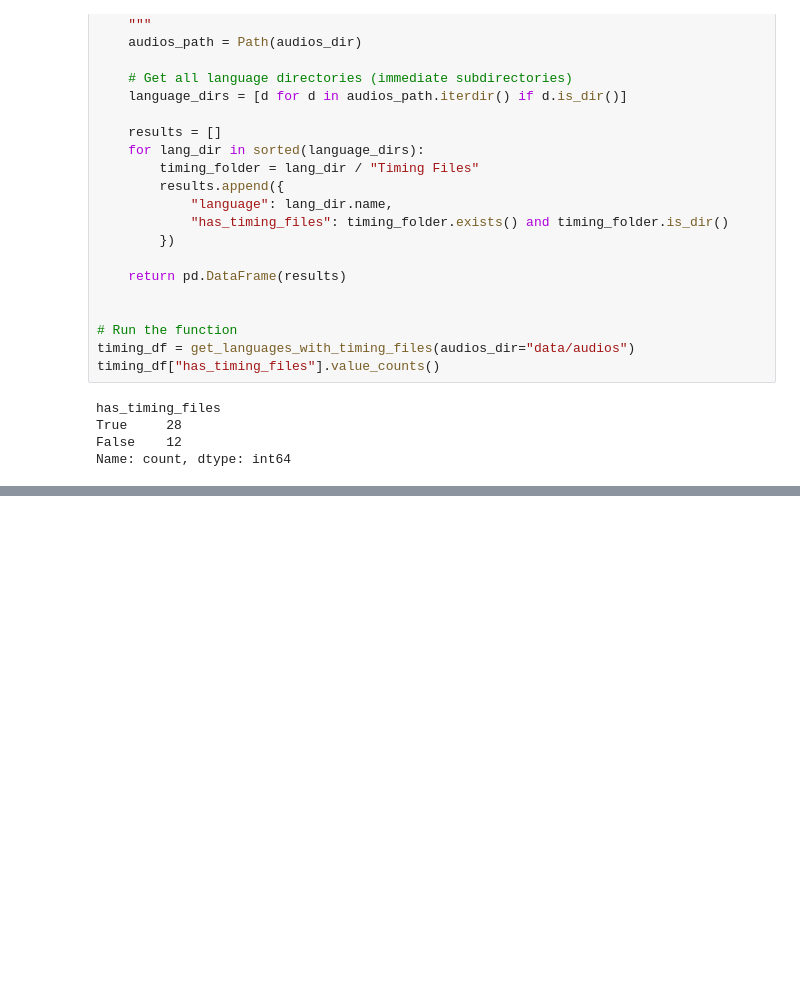
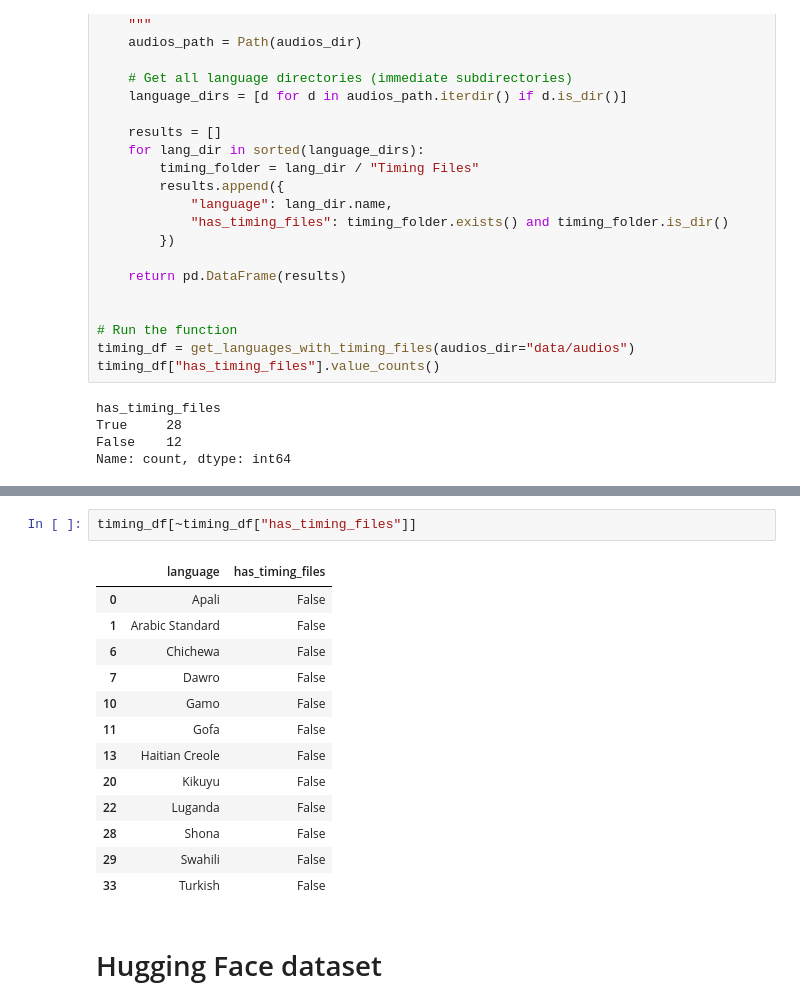
Before and after one commit to davidguzmanr/bible-tts-resources, a Jupyter notebook: dev.ipynb, the cells around one changed output, grey strips where cells are left out. Drawn from its saved outputs; the diff is of its cells as text; blank space fills up the shorter version.

```diff
--- a/dev.ipynb
+++ b/dev.ipynb
@@ -522,0 +572,18 @@ for _, row in timing_df.iterrows():
+# %%
+timing_df[~timing_df["has_timing_files"]]
+# %% [output]
+|  | language | has_timing_files |
+| 0 | Apali | False |
+| 1 | Arabic Standard | False |
+| 6 | Chichewa | False |
+| 7 | Dawro | False |
+| 10 | Gamo | False |
+| 11 | Gofa | False |
+| 13 | Haitian Creole | False |
+| 20 | Kikuyu | False |
+| 22 | Luganda | False |
+| 28 | Shona | False |
+| 29 | Swahili | False |
+| 33 | Turkish | False |
+# %% [markdown]
+# Hugging Face dataset
```
Also changed, not shown: parts of 7 cells of this notebook, 5 other files.
